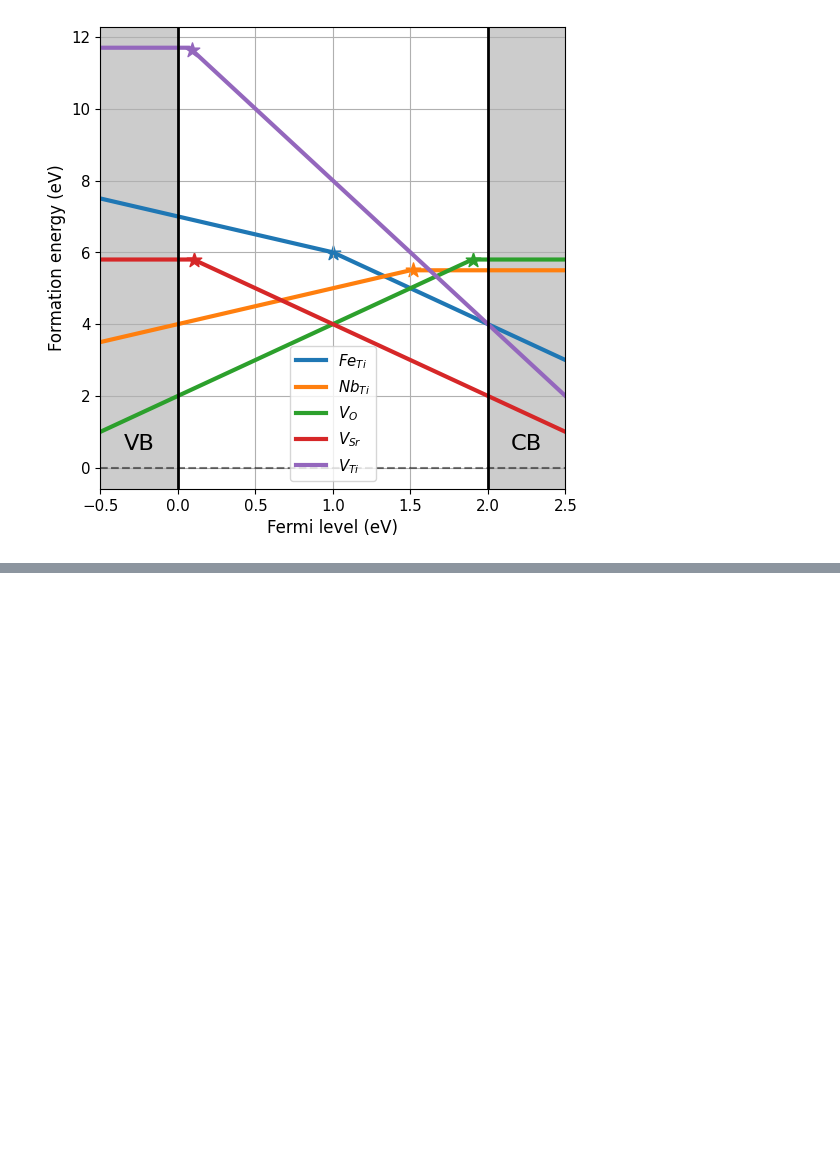
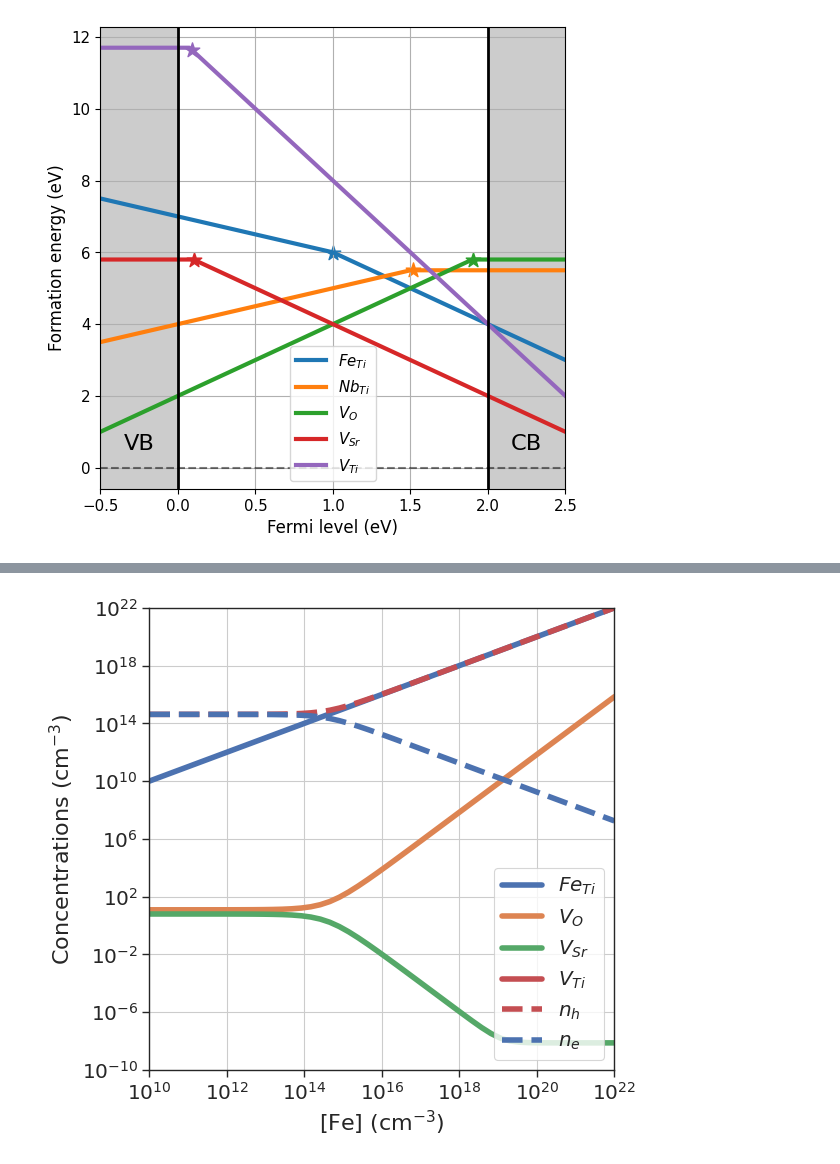
Before and after one commit to lorenzo-villa-hub/defermi, a Jupyter notebook: tutorials/plotter.ipynb, the cells around one changed output, grey strips where cells are left out. Cells and saved outputs as stored; diff of their text form; code cells hidden in the pictures; blank space fills up the shorter version.

```diff
--- a/tutorials/plotter.ipynb
+++ b/tutorials/plotter.ipynb
@@ -32,6 +32,10 @@ da.table(display=['energy_diff'])
 | 9 | Vac_Ti | {'Ti': -1} | 0 | 1 | {} | 19.7 |
 # %%
 chempots = {'O':-5,'Sr':-2,'Fe':-8.5,'Ti':-8,'Nb':-10}
+bulk_dos = {'m_eff_e':0.5,'m_eff_h':0.4}
 da.plot_formation_energies(chempots);
 # %% [output]
 [figure]
+# %%
+da_Fe = da.filter_entries(exclude=True,elements=['Nb'])
+da_Fe
@@ -37,0 +52,20 @@ da.plot_formation_energies(chempots);
+# %%
+import matplotlib.pyplot as plt
+import seaborn as sns # optional
+
+sns.set_theme(context='paper',style='ticks') # optional
+
+
+da_Fe.plot_doping_diagram(
+                    variable_defect_specie='Fe',
+                    concentration_range=(1e10,1e22),
+                    chemical_potentials=chempots,
+                    bulk_dos=bulk_dos,
+                    temperature=1000,
+                    figsize=(6,6),
+                    fontsize=16,
+                    ylim=(1e-10,1e22)
+                    );
+data_Fe = da_Fe.thermodata
+# %% [output]
+[figure, added]
```
Also changed, not shown: parts of 4 cells of this notebook.
